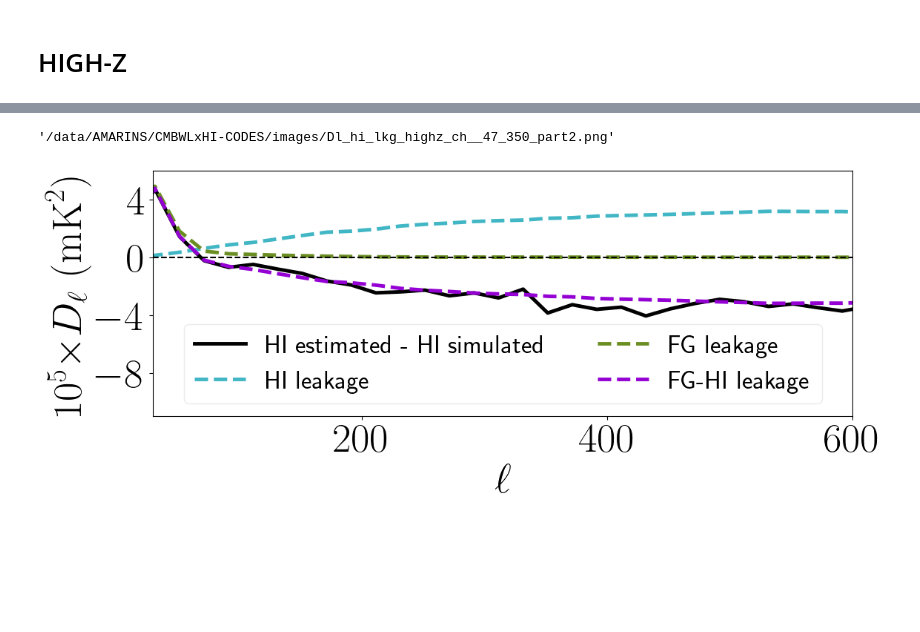
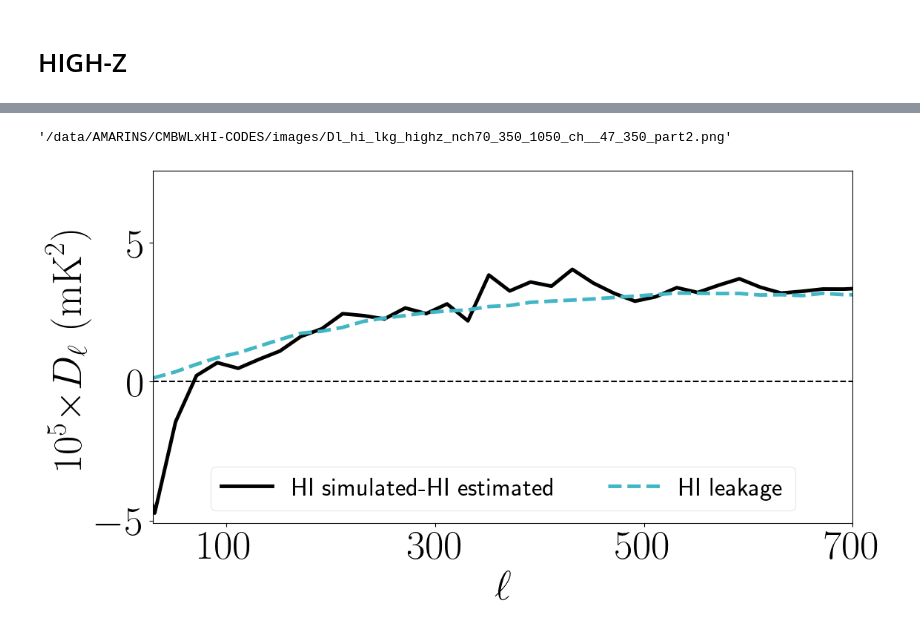
Before and after one commit to armarins/CMBWLxHI, a Jupyter notebook: notebooks/Part4_APS_constrained_analysis.ipynb, the cells around one changed output, grey strips where cells are left out. Cells and saved outputs as stored; diff of their text form; code cells hidden in the pictures; blank space fills up the shorter version.

```diff
--- a/notebooks/Part4_APS_constrained_analysis.ipynb
+++ b/notebooks/Part4_APS_constrained_analysis.ipynb
@@ -39,7 +39,7 @@ mpl.rc('text',   usetex=True)
 ## FURTHER MATPLOTLIB FEATURES
 from matplotlib.ticker import ScalarFormatter, FormatStrFormatter
 from matplotlib.colors import ListedColormap
-colors = ['#ff0000', "#41b6c4",  "olivedrab", "darkviolet", ]
+colors = ['#ff0000', "#41b6c4",  "olivedrab", "darkviolet", '#030764', "#000080"]
 my_cmap = ListedColormap(colors, name="my_cmap")
 font_dict = {'family': 'serif', 'color':  None,  'weight': 'bold','size': 30}
 #############################################
@@ -436,4 +440,6 @@ clf1 = np.loadtxt(filepath_field1).T[1:,:]
 clf2 = np.loadtxt(filepath_field2).T[1:,:]
 clcx = np.loadtxt(filepath_cross ).T[1:,:]
 nch  = int(clcx.shape[0])
+#
+prefix = 'highz_nch70_350_1050'
 # %%
@@ -476,39 +484,41 @@ pathname
 # %%
 fig, ax  = plt.subplots(nrows=1, ncols=1)
-plt.subplots_adjust(top=0.8,right=1.6)
+plt.subplots_adjust(top=1.1,right=1.6)
 ############################################################
 savefigs = True
 zeff     = cxft.get_zeff(numin =numin, numax =numax, nbands= nch, n_curves=nch)['zeff'][ich]
 iLw      = [4*[3.5], 4*[3], 4*[2.5]]
 iLs      = [4*['solid'], 4*['dashed'], 4*['dotted']]
 cticks   = [100,300,500,700]
 fact_exp = 5
 fact     = 10**fact_exp
 CLs_dict = dcopy(CLs_dicts_plot)
 ############################################################
 #ax.plot(  leff, feff*b.bin_cell(Cl_hi_dicts[ins]['sim'][i]) , c='black', lw=iLw[0][0], ls=iLs[0][0], label='HI input (ch {})'.format(i))
 
-ax.plot(  leff, fact*feff*b.bin_cell(CLs_dict['HI']['rec'][ich]-CLs_dict['HI']['sim'][ich]) , c='black'   , lw=iLw[0][0], ls='solid' , label='HI estimated - HI simulated')
+ax.plot(  leff, fact*feff*b.bin_cell(CLs_dict['HI']['sim'][ich]-CLs_dict['HI']['rec'][ich]) , c='black'   , lw=iLw[0][0], ls='solid' , label='HI simulated-HI estimated')
 ax.plot(  leff, fact*feff*b.bin_cell(CLs_dict['HI']['lkg'][ich])                            , c=my_cmap(1), lw=iLw[0][1], ls='dashed', label='HI leakage')
-ax.plot(  leff, fact*feff*b.bin_cell(CLs_dict['FG']['lkg'][ich])                            , c=my_cmap(2), lw=iLw[0][2], ls='dashed', label='FG leakage')
-ax.plot(  leff, fact*feff*b.bin_cell(CLs_dict['FG']['lkg'][ich]-CLs_dict['HI']['lkg'][ich]) , c=my_cmap(3), lw=iLw[0][3], ls='dashed', label='FG-HI leakage')
+#ax.plot(  leff, fact*feff*b.bin_cell(CLs_dict['FG']['lkg'][ich])                            , c=my_cmap(2), lw=iLw[0][2], ls='dashed', label='FG leakage')
+#ax.plot(  leff, fact*feff*b.bin_cell(CLs_dict['HI']['lkg'][ich]-CLs_dict['FG']['lkg'][ich]) , c=my_cmap(3), lw=iLw[0][3], ls='dashed', label='HI-FG leakage')
     #ax.plot(  leff, feff*b.bin_cell(Cl_hi_dicts[ins]['lkg'][i]+Cl_hi_dicts[ins]['lkg'][i]) , c=cm.Dark2(ii) , lw=iLw[ii][2], ls='dashed',)
     #ax.plot(  leff, feff*b.bin_cell(Cl_fg_dicts[ins]['lkg'][i]) , c=cm.Set1(ii)  , lw=iLw[ii][3], ls='dotted', label='FG leakage (ch {} - ns {})'.format(i,ins))
 ax.axhline(y=0, ls='dashed', color='black')
 #####
 ax.set_yscale('linear'); ax.set_xscale('linear')
-ax.set_ylim(-11, 6)
-ax.set_yticks([-8,-4,0,4])
+ax.set_ylim(-5.1, 7.6)
+ax.set_yticks([-5,0,5])
 ax.set_xlim(30,600)
+ax.set_xticks(cticks)
 ax.set_ylabel(r'$10^{'+str(fact_exp)+'}$' + r'$\times D_{\ell}\ (\textrm{mK}^2)$', fontsize=40)#($\kappa, \textrm{HI}$)')
 plt.xlabel(r'$\ell$', fontsize=40)#($\kappa, \textrm{HI}$)')
 ax.tick_params(axis='both', labelsize=40)
 ax.ticklabel_format(axis='y', style='sci', scilimits=(0,0))
 ax.legend( fontsize=25, loc='lower center', ncols=2,framealpha=0.4)
+ax.text(x=650-175, y=6.7, s=r'$\textrm{HIGH-Z at z=}$'+r'${}$'.format(zeff), fontdict=font_dict)
 ####
 pathname = '/data/AMARINS/CMBWLxHI-CODES/images/Dl_hi_lkg_{}_ch__{}_{}_part2.png'.format(prefix, ich, numin, numax)
-if savefigs: plt.savefig(pathname, dpi=100, bbox_inches='tight')
+#if savefigs: plt.savefig(pathname, dpi=100, bbox_inches='tight')
 pathname
 # %% [output]
-'/data/AMARINS/CMBWLxHI-CODES/images/Dl_hi_lkg_highz_ch__47_350_part2.png'
+'/data/AMARINS/CMBWLxHI-CODES/images/Dl_hi_lkg_highz_nch70_350_1050_ch__47_350_part2.png'
-[figure, old version]
+[figure, new version]
```
Also changed, not shown: parts of 11 cells of this notebook, 4 other files.
